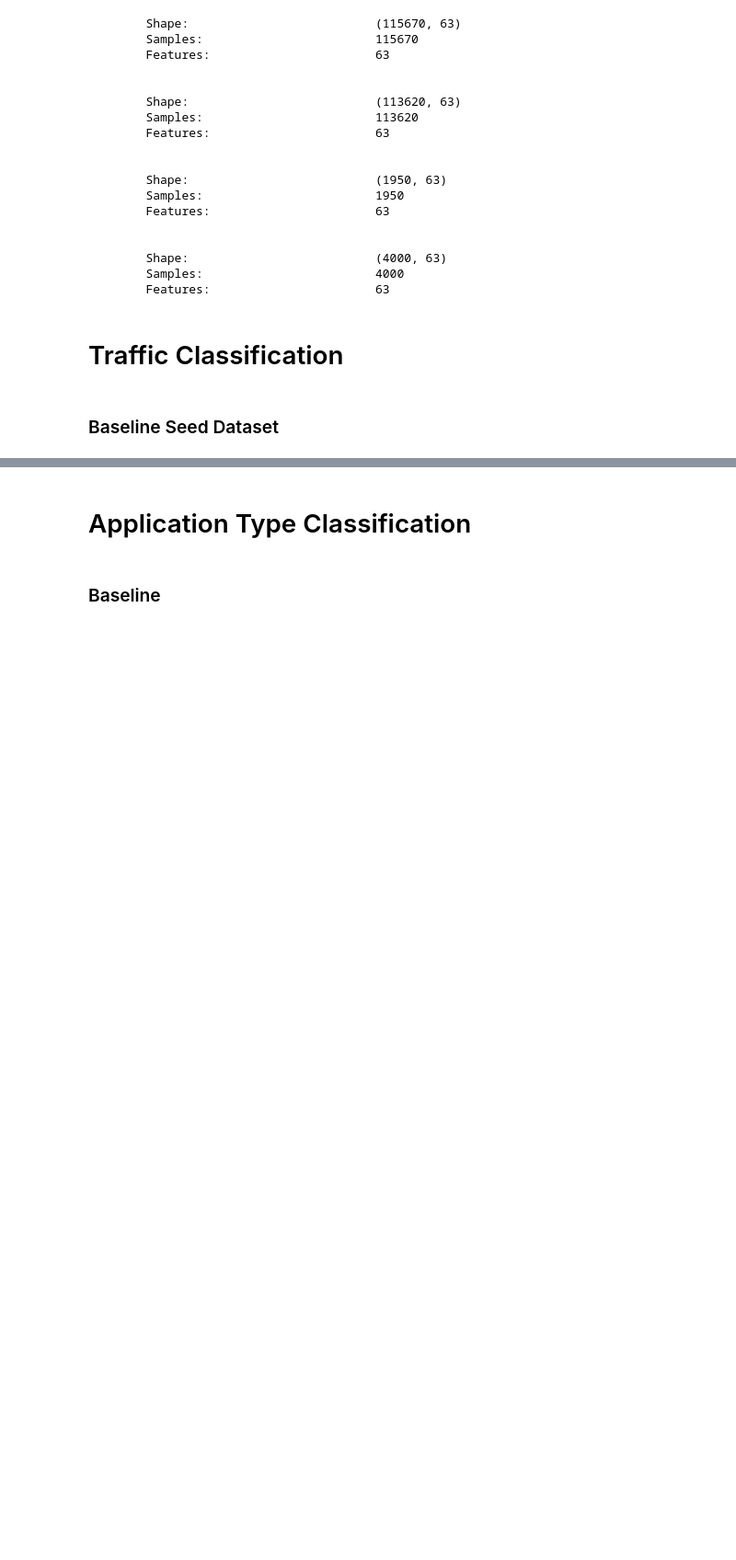
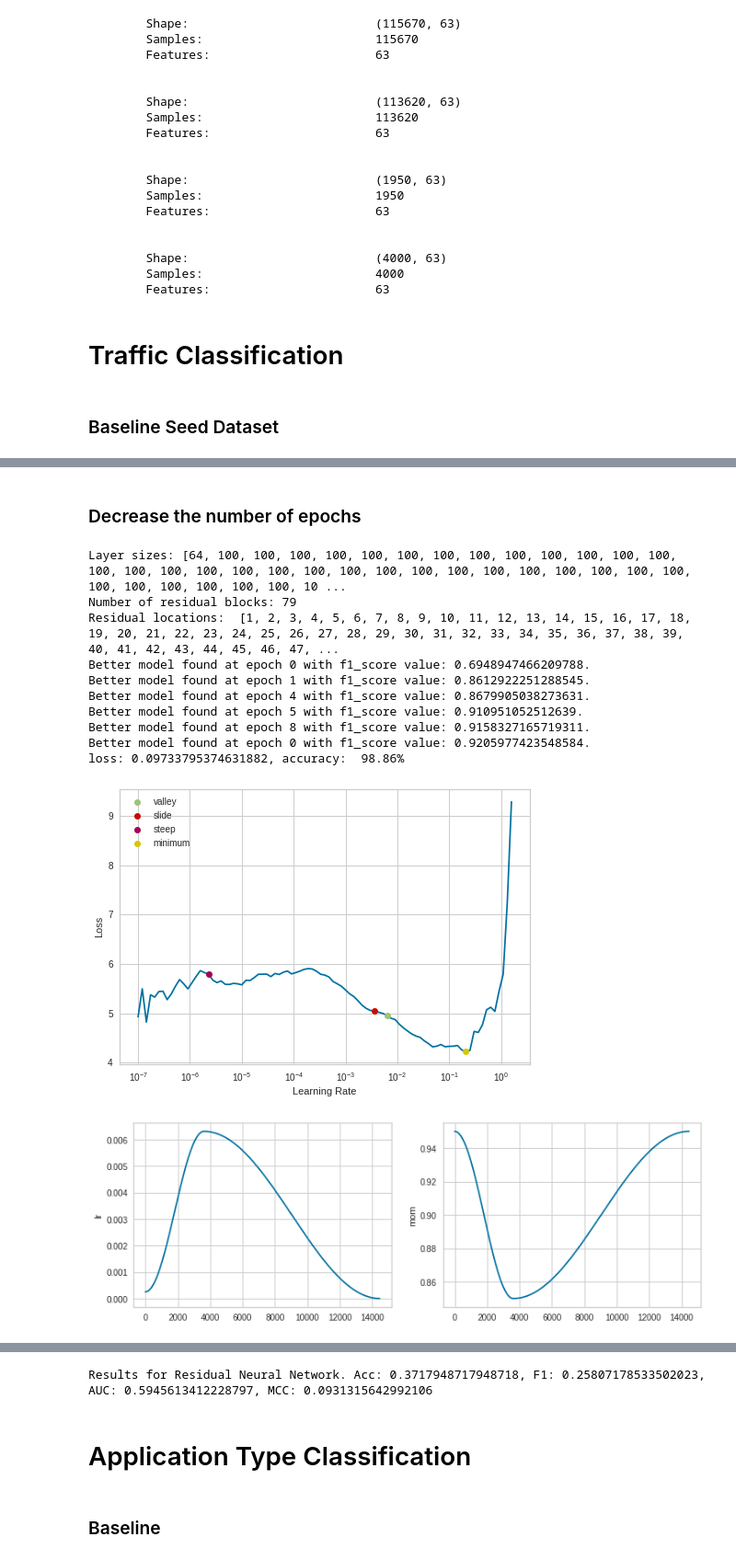
Before and after one commit to Karson-Fye/CMUDarknet, a Jupyter notebook: experiments/data_generation/SMOTE/Baseline_Experiments.ipynb, the cells around one changed output, grey strips where cells are left out. Shown at 92% size. Cells and saved outputs as stored; diff of their text form; code cells hidden in the pictures; blank space fills up the shorter version.

```diff
--- a/experiments/data_generation/SMOTE/Baseline_Experiments.ipynb
+++ b/experiments/data_generation/SMOTE/Baseline_Experiments.ipynb
@@ -349,0 +350,24 @@ Results for Residual Neural Network. Acc: 0.7321243523316062, F1: 0.722711640189
+# %% [markdown]
+### Decrease the number of epochs
+# %%
+logger_2 = utils.DFLogger()
+collector_2 = utils.ModelStatsCallback()
+grapher_2 = utils.LazyGraphCallback()
+model_saver_2 = utils.SaveModelCallback(monitor='f1_score')
+callbacks_2 = [logger_2, grapher_2, model_saver_2, collector_2]
+
+
+dnn_res = utils.run_residual_deep_nn_experiment(baseline_traffic_seed['Dataset'], 'Residual Neural Network', 'Traffic Type', list(100 for i in range(80)), epochs=10, callbacks=callbacks_2, no_bar=True)
+# %% [output]
+Layer sizes: [64, 100, 100, 100, 100, 100, 100, 100, 100, 100, 100, 100, 100, 100, 100, 100, 100, 100, 100, 100, 100, 100, 100, 100, 100, 100, 100, 100, 100, 100, 100, 100, 100, 100, 100, 100, 100, 10 ...
+Number of residual blocks: 79
+Residual locations:  [1, 2, 3, 4, 5, 6, 7, 8, 9, 10, 11, 12, 13, 14, 15, 16, 17, 18, 19, 20, 21, 22, 23, 24, 25, 26, 27, 28, 29, 30, 31, 32, 33, 34, 35, 36, 37, 38, 39, 40, 41, 42, 43, 44, 45, 46, 47, ...
+Better model found at epoch 0 with f1_score value: 0.6948947466209788.
+Better model found at epoch 1 with f1_score value: 0.8612922251288545.
+Better model found at epoch 4 with f1_score value: 0.8679905038273631.
+Better model found at epoch 5 with f1_score value: 0.910951052512639.
+Better model found at epoch 8 with f1_score value: 0.9158327165719311.
+Better model found at epoch 0 with f1_score value: 0.9205977423548584.
+loss: 0.09733795374631882, accuracy:  98.86%
+[figure, added]
+[figure, added]
@@ -350,3 +375,13 @@ Results for Residual Neural Network. Acc: 0.7321243523316062, F1: 0.722711640189
+# %%
+
+new_dls = dnn_res.dls.test_dl(baseline_traffic_test['Dataset'], bs=64)
+#model_tests.append(utils.Model_data(model_data[0], model_data[1], model_data[2], model_data[3], model_data[4], model_data[5], model_data[6], model_data[7], new_dls, model_data[9]))
+
+prediction = dnn_res.model.predict(new_dls.xs)
+prediction_prob = dnn_res.model.predict_proba(new_dls.xs)
+print(f'Results for {dnn_res.name}. Acc: {utils.accuracy_score(new_dls.ys, prediction)}, F1: {utils.f1_score(new_dls.ys, prediction, average="weighted")}, AUC: {utils.roc_auc_score(new_dls.ys, prediction_prob, multi_class="ovr")}, MCC: {utils.matthews_corrcoef(new_dls.ys, prediction)}')
+# %% [output]
+Results for Residual Neural Network. Acc: 0.3717948717948718, F1: 0.25807178533502023, AUC: 0.5945613412228797, MCC: 0.0931315642992106
 # %% [markdown]
 # Application Type Classification
 # %% [markdown]
```
Also changed, not shown: parts of 4 cells of this notebook.
